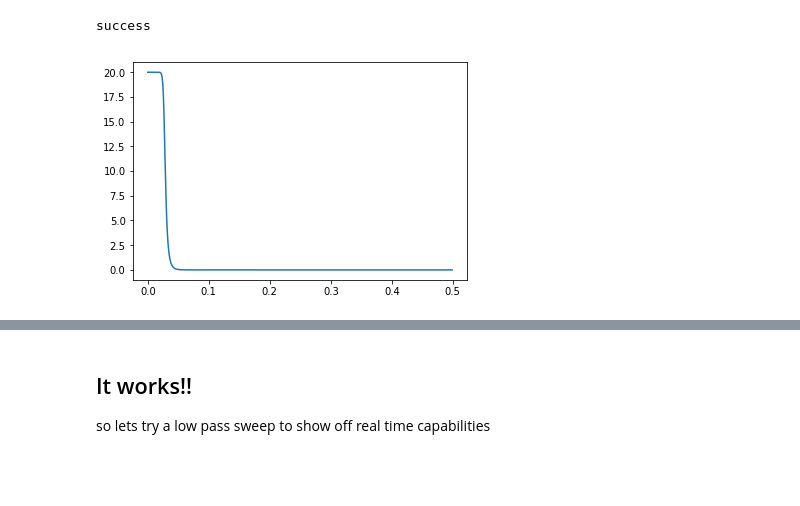
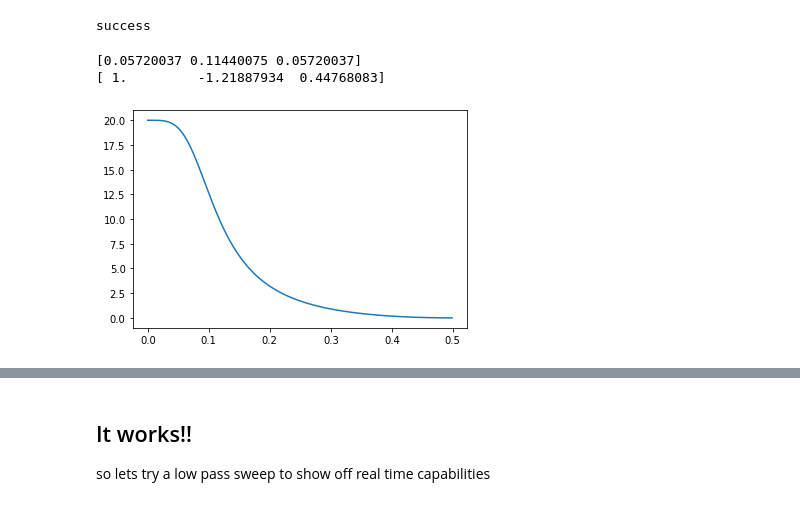
Before and after one commit to wlpjames/DSP_Notebooks, a Jupyter notebook: real_time_testing_template.ipynb, the cells around one changed output, grey strips where cells are left out. Cells and saved outputs as stored; diff of their text form; code cells hidden in the pictures; blank space fills up the shorter version.

```diff
--- a/real_time_testing_template.ipynb
+++ b/real_time_testing_template.ipynb
@@ -115,18 +116,21 @@ class IIR_realtime():
         self.B = b
 # %%
 #a window that we can test with
-order = 10
+order = 2
 ripple = .9
-cuttoff = 300
+cuttoff = 1000
 #b, a = sig.cheby1(order, ripple, cuttoff, 'low', fs=samplerate)
 b, a = sig.butter(order, cuttoff, 'low', fs=samplerate)
-
+print(b)
+print(a)
 #plot this for show
 w, h = sig.freqz(b, a)
 plt.plot(w/np.pi/2, 20 * np.abs(h))
 plt.show()
 # %% [output]
+[0.05720037 0.11440075 0.05720037]
+[ 1.         -1.21887934  0.44768083]
-[figure, old version]
+[figure, new version]
 # %%
 filt = IIR_realtime(b, a)
 
```
Also changed, not shown: parts of 7 cells of this notebook, 15 other files.
